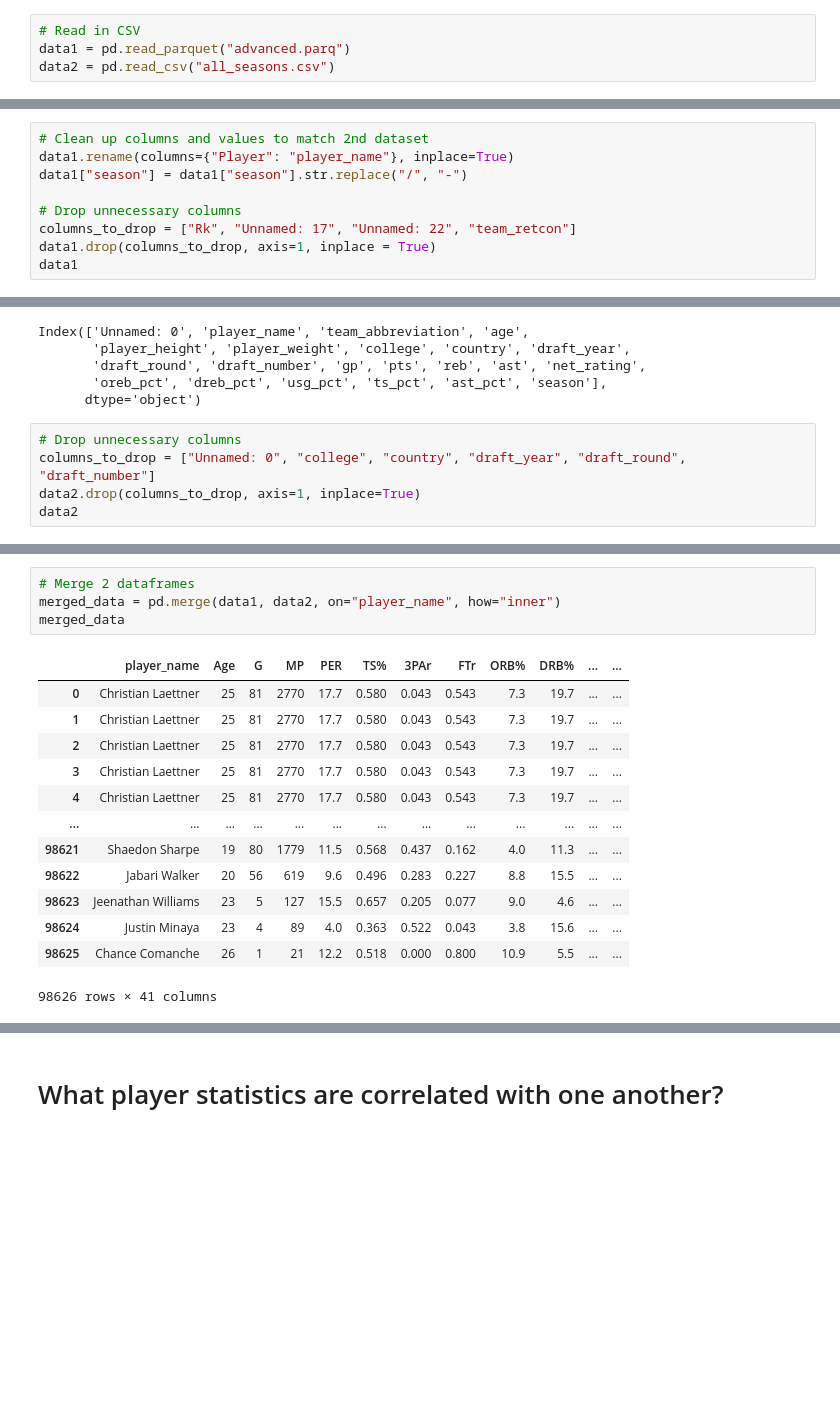
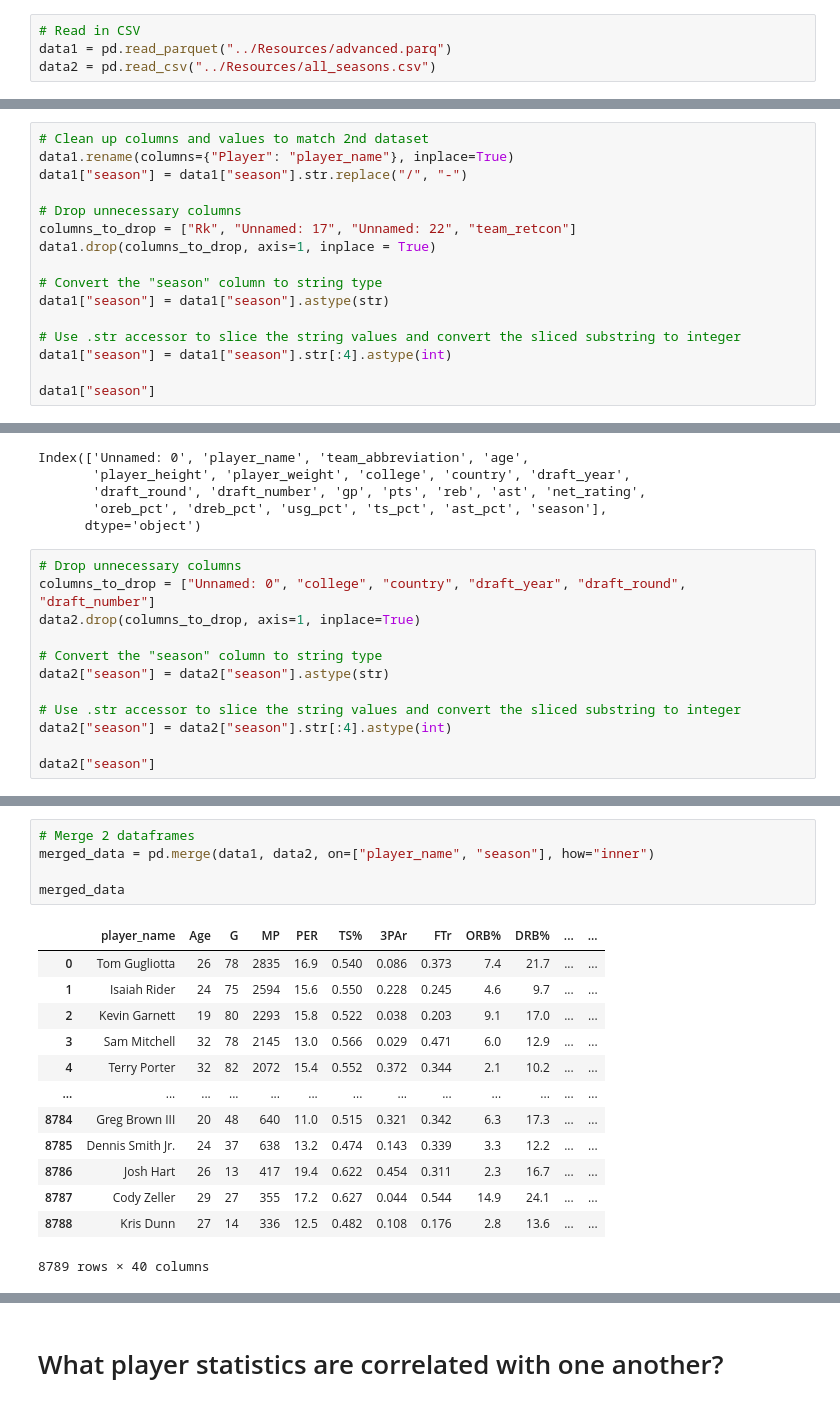
Before and after one commit to paulhji/team_gaap_project1, a Jupyter notebook: nba_analysis.ipynb, the cells around one changed output, grey strips where cells are left out. Drawn from its saved outputs; the diff is of its cells as text; blank space fills up the shorter version.

```diff
--- a/nba_analysis.ipynb
+++ b/nba_analysis.ipynb
@@ -7,8 +7,8 @@ import matplotlib.pyplot as plt
 import numpy as np
 # %%
 # Read in CSV
-data1 = pd.read_parquet("advanced.parq")
-data2 = pd.read_csv("all_seasons.csv")
+data1 = pd.read_parquet("../Resources/advanced.parq")
+data2 = pd.read_csv("../Resources/all_seasons.csv")
 # %%
 data1
 # %% [output]
@@ -59,5 +59,12 @@ data1["season"] = data1["season"].str.replace("/", "-")
 # Drop unnecessary columns
 columns_to_drop = ["Rk", "Unnamed: 17", "Unnamed: 22", "team_retcon"]
 data1.drop(columns_to_drop, axis=1, inplace = True)
-data1
+
+# Convert the "season" column to string type
+data1["season"] = data1["season"].astype(str)
+
+# Use .str accessor to slice the string values and convert the sliced substring to integer
+data1["season"] = data1["season"].str[:4].astype(int)
+
+data1["season"]
 # %% [output]
@@ -108,5 +92,12 @@ Index(['Unnamed: 0', 'player_name', 'team_abbreviation', 'age',
 # Drop unnecessary columns
 columns_to_drop = ["Unnamed: 0", "college", "country", "draft_year", "draft_round", "draft_number"]
 data2.drop(columns_to_drop, axis=1, inplace=True)
-data2
+
+# Convert the "season" column to string type
+data2["season"] = data2["season"].astype(str)
+
+# Use .str accessor to slice the string values and convert the sliced substring to integer
+data2["season"] = data2["season"].str[:4].astype(int)
+
+data2["season"]
 # %% [output]
@@ -126,19 +116,20 @@ data2
 # %%
 # Merge 2 dataframes
-merged_data = pd.merge(data1, data2, on="player_name", how="inner")
+merged_data = pd.merge(data1, data2, on=["player_name", "season"], how="inner")
+
 merged_data
 # %% [output]
 |  | player_name | Age | G | MP | PER | TS% | 3PAr | FTr | ORB% | DRB% | ... | ... |
-| 0 | Christian Laettner | 25 | 81 | 2770 | 17.7 | 0.580 | 0.043 | 0.543 | 7.3 | 19.7 | ... | ... |
-| 1 | Christian Laettner | 25 | 81 | 2770 | 17.7 | 0.580 | 0.043 | 0.543 | 7.3 | 19.7 | ... | ... |
-| 2 | Christian Laettner | 25 | 81 | 2770 | 17.7 | 0.580 | 0.043 | 0.543 | 7.3 | 19.7 | ... | ... |
-| 3 | Christian Laettner | 25 | 81 | 2770 | 17.7 | 0.580 | 0.043 | 0.543 | 7.3 | 19.7 | ... | ... |
-| 4 | Christian Laettner | 25 | 81 | 2770 | 17.7 | 0.580 | 0.043 | 0.543 | 7.3 | 19.7 | ... | ... |
+| 0 | Tom Gugliotta | 26 | 78 | 2835 | 16.9 | 0.540 | 0.086 | 0.373 | 7.4 | 21.7 | ... | ... |
+| 1 | Isaiah Rider | 24 | 75 | 2594 | 15.6 | 0.550 | 0.228 | 0.245 | 4.6 | 9.7 | ... | ... |
+| 2 | Kevin Garnett | 19 | 80 | 2293 | 15.8 | 0.522 | 0.038 | 0.203 | 9.1 | 17.0 | ... | ... |
+| 3 | Sam Mitchell | 32 | 78 | 2145 | 13.0 | 0.566 | 0.029 | 0.471 | 6.0 | 12.9 | ... | ... |
+| 4 | Terry Porter | 32 | 82 | 2072 | 15.4 | 0.552 | 0.372 | 0.344 | 2.1 | 10.2 | ... | ... |
 | ... | ... | ... | ... | ... | ... | ... | ... | ... | ... | ... | ... | ... |
-| 98621 | Shaedon Sharpe | 19 | 80 | 1779 | 11.5 | 0.568 | 0.437 | 0.162 | 4.0 | 11.3 | ... | ... |
-| 98622 | Jabari Walker | 20 | 56 | 619 | 9.6 | 0.496 | 0.283 | 0.227 | 8.8 | 15.5 | ... | ... |
-| 98623 | Jeenathan Williams | 23 | 5 | 127 | 15.5 | 0.657 | 0.205 | 0.077 | 9.0 | 4.6 | ... | ... |
-| 98624 | Justin Minaya | 23 | 4 | 89 | 4.0 | 0.363 | 0.522 | 0.043 | 3.8 | 15.6 | ... | ... |
-| 98625 | Chance Comanche | 26 | 1 | 21 | 12.2 | 0.518 | 0.000 | 0.800 | 10.9 | 5.5 | ... | ... |
+| 8784 | Greg Brown III | 20 | 48 | 640 | 11.0 | 0.515 | 0.321 | 0.342 | 6.3 | 17.3 | ... | ... |
+| 8785 | Dennis Smith Jr. | 24 | 37 | 638 | 13.2 | 0.474 | 0.143 | 0.339 | 3.3 | 12.2 | ... | ... |
+| 8786 | Josh Hart | 26 | 13 | 417 | 19.4 | 0.622 | 0.454 | 0.311 | 2.3 | 16.7 | ... | ... |
+| 8787 | Cody Zeller | 29 | 27 | 355 | 17.2 | 0.627 | 0.044 | 0.544 | 14.9 | 24.1 | ... | ... |
+| 8788 | Kris Dunn | 27 | 14 | 336 | 12.5 | 0.482 | 0.108 | 0.176 | 2.8 | 13.6 | ... | ... |
-98626 rows × 41 columns
+8789 rows × 40 columns
 # %%
```
Also changed, not shown: parts of 16 cells of this notebook, 3 other files.
